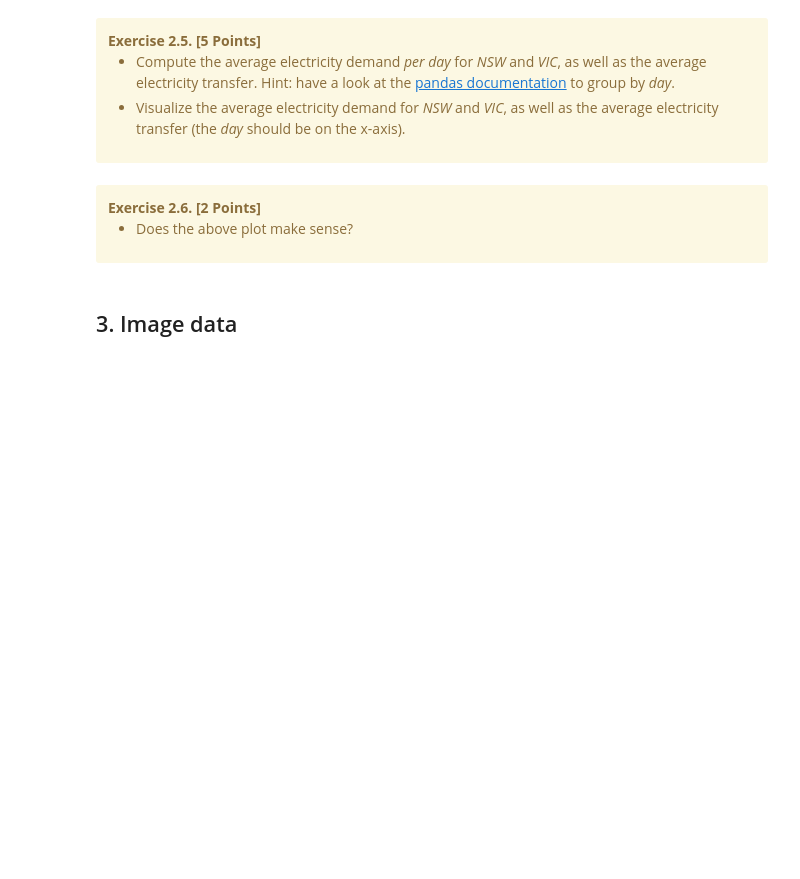
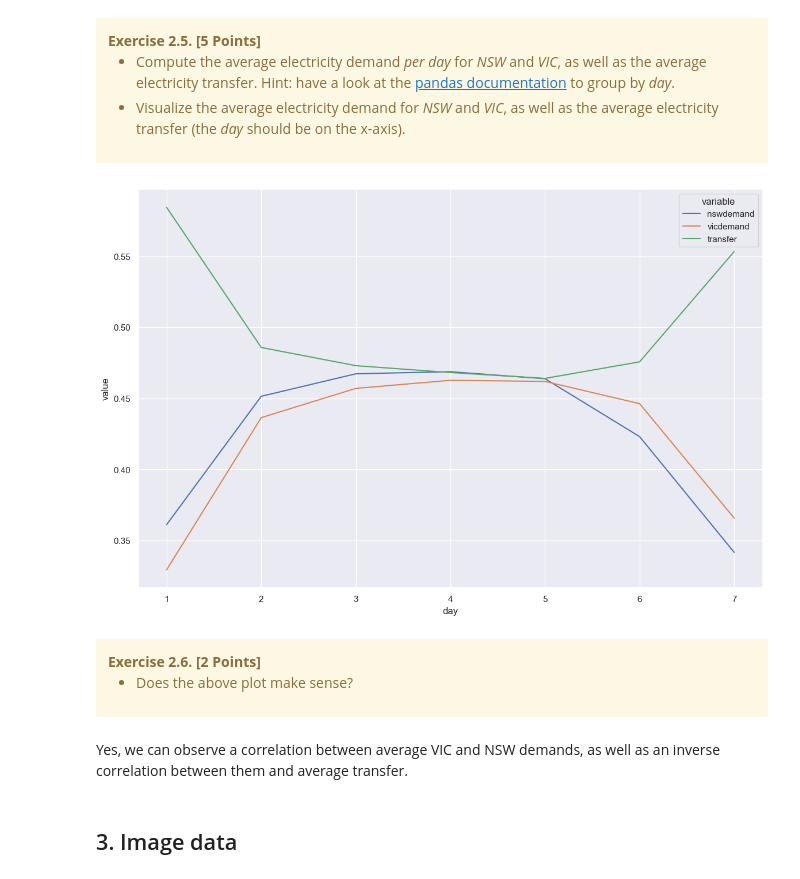
Before and after one commit to lexst64/hands_on_ai_ii_hw, a Jupyter notebook: assignment_1/U1_Assignment.ipynb, the cells around one changed output. Drawn from its saved outputs; the diff is of its cells as text; code cells hidden in the pictures; blank space fills up the shorter version.

```diff
--- a/assignment_1/U1_Assignment.ipynb
+++ b/assignment_1/U1_Assignment.ipynb
@@ -302,3 +321,15 @@ Your answer
+# %%
+u1.set_seed(123)
+
+el_data_mean = el_data.filter(
+	['day', 'nswdemand', 'vicdemand', 'transfer']
+).groupby('day').mean(numeric_only=True)
+
+fig, ax = plt.subplots(1, 1, figsize=(14, 9))
+sns.lineplot(x='day', y='value', hue='variable', data=el_data_mean.reset_index().melt(id_vars='day'))
+plt.show()
+# %% [output]
+[figure, added]
 # %% [markdown]
 <div class="alert alert-warning">
     <b>Exercise 2.6. [2 Points]</b>
@@ -306,6 +337,8 @@ Your answer
         <li>Does the above plot make sense?</li>
     </ul>
 </div>
+# %% [markdown]
+Yes, we can observe a correlation between average VIC and NSW demands, as well as an inverse correlation between them and average transfer.
 # %% [markdown]
 <h2>3. Image data</h2>
 # %% [markdown]
```
Also changed, not shown: parts of 18 cells of this notebook, 1 other file.
